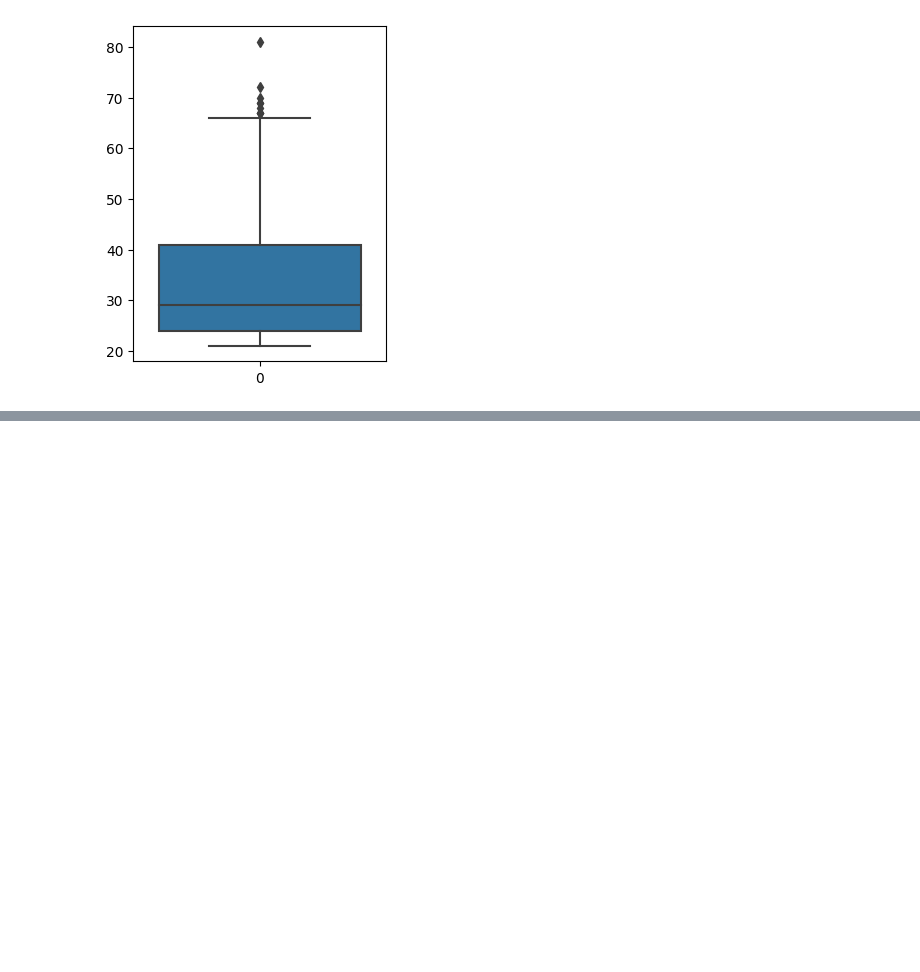
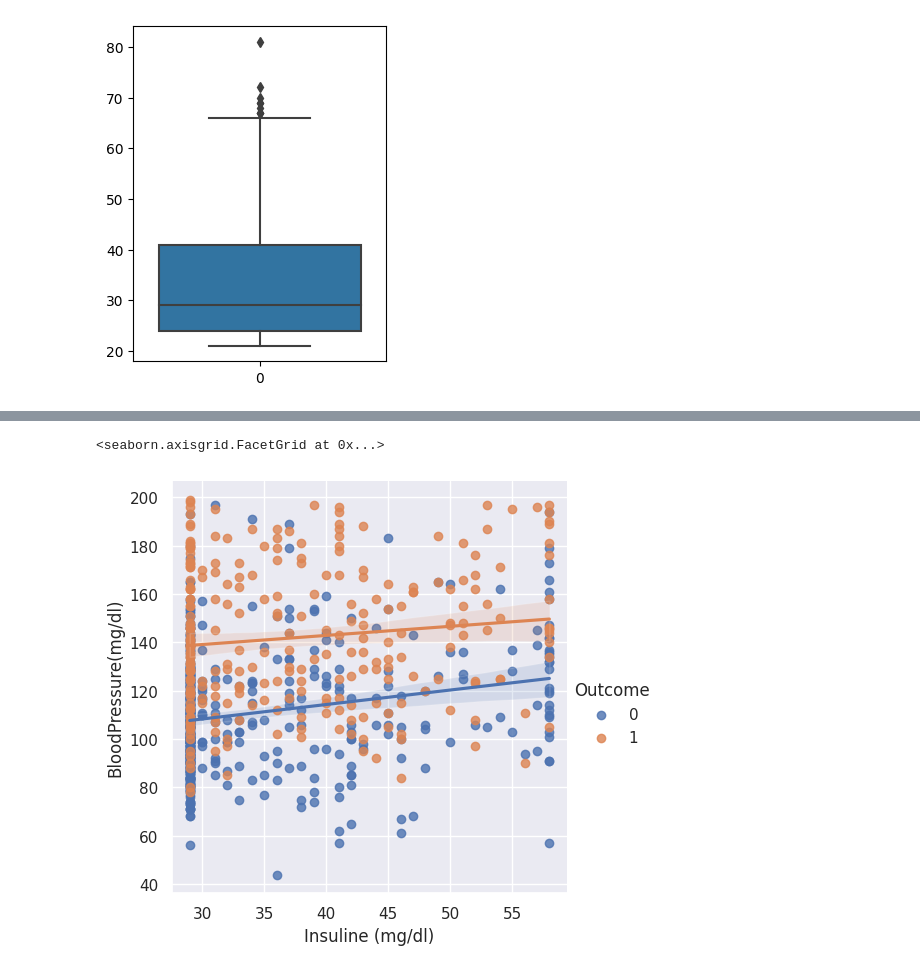
Before and after one commit to Cris2405/medicina, a Jupyter notebook: Diabetes.ipynb, the cells around one changed output, grey strips where cells are left out. Saved outputs shown, nothing was run; the diff lists cells and outputs as text; code cells hidden in the pictures; blank space fills up the shorter version.

```diff
--- a/Diabetes.ipynb
+++ b/Diabetes.ipynb
@@ -167,0 +224,10 @@ sns.boxplot(df['Age'])
+# %%
+import seaborn as sns
+
+sns.set_theme()
+
+g = sns.lmplot(data=df, x="Age", y="Glucose", hue="Outcome", height=5)
+g.set_axis_labels("Insuline (mg/dl)","BloodPressure(mg/dl)")
+# %% [output]
+<seaborn.axisgrid.FacetGrid at 0x...>
+[figure, added]
```
Also changed, not shown: parts of 4 cells of this notebook.
